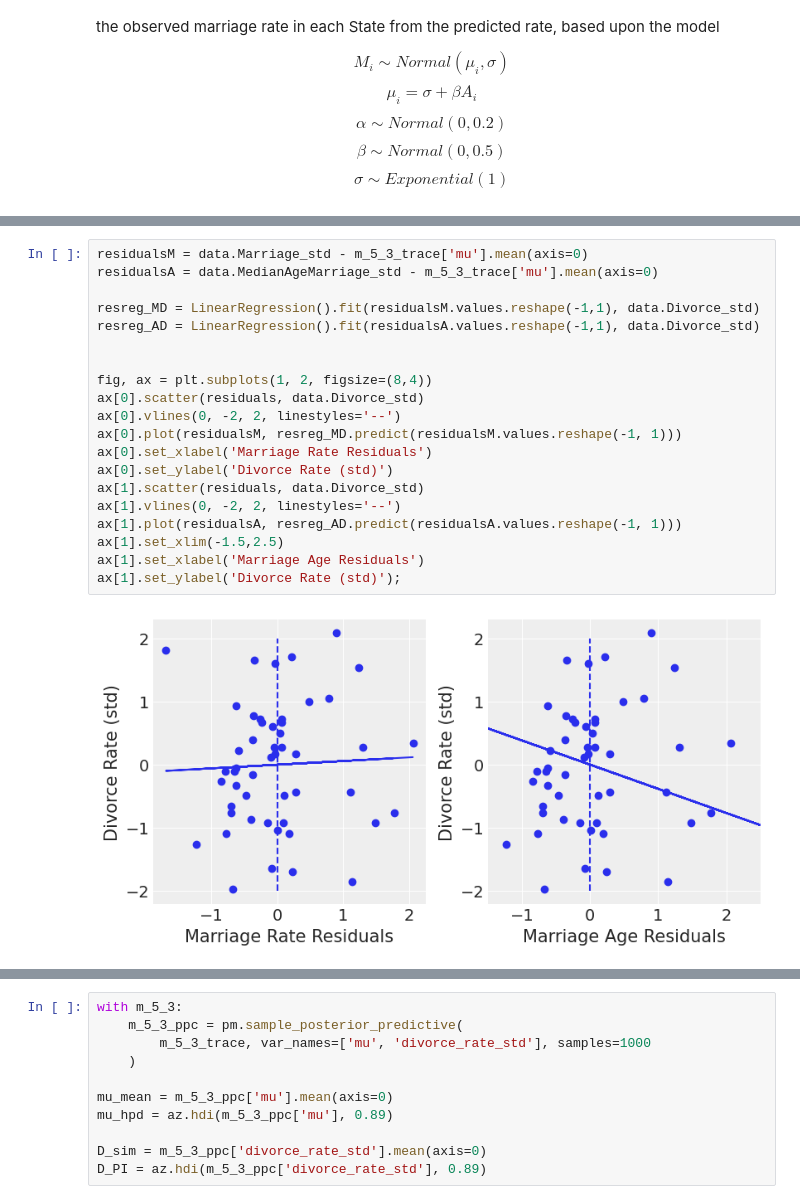
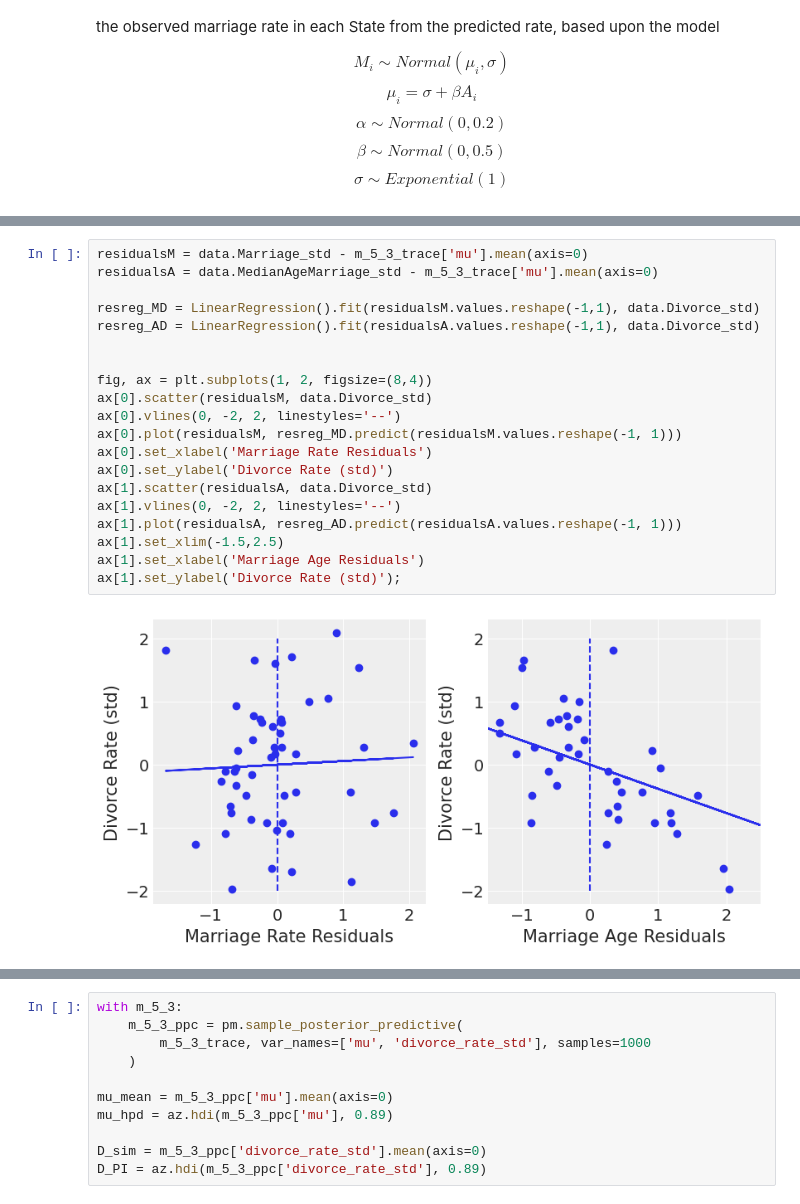
Before and after one commit to telescreen/Notebook, a Jupyter notebook: Statistics/Statistics Rethinking Chapter 5.ipynb, the cells around one changed output, grey strips where cells are left out. Cells and saved outputs as stored; diff of their text form.

```diff
--- a/Statistics/Statistics Rethinking Chapter 5.ipynb
+++ b/Statistics/Statistics Rethinking Chapter 5.ipynb
@@ -335,25 +335,25 @@ Sampling 4 chains for 1_000 tune and 1_000 draw iterations (4_000 + 4_000 draws
 # %%
 residualsM = data.Marriage_std - m_5_3_trace['mu'].mean(axis=0)
 residualsA = data.MedianAgeMarriage_std - m_5_3_trace['mu'].mean(axis=0)
 
 resreg_MD = LinearRegression().fit(residualsM.values.reshape(-1,1), data.Divorce_std)
 resreg_AD = LinearRegression().fit(residualsA.values.reshape(-1,1), data.Divorce_std)
 
 
 fig, ax = plt.subplots(1, 2, figsize=(8,4))
-ax[0].scatter(residuals, data.Divorce_std)
+ax[0].scatter(residualsM, data.Divorce_std)
 ax[0].vlines(0, -2, 2, linestyles='--')
 ax[0].plot(residualsM, resreg_MD.predict(residualsM.values.reshape(-1, 1)))
 ax[0].set_xlabel('Marriage Rate Residuals')
 ax[0].set_ylabel('Divorce Rate (std)')
-ax[1].scatter(residuals, data.Divorce_std)
+ax[1].scatter(residualsA, data.Divorce_std)
 ax[1].vlines(0, -2, 2, linestyles='--')
 ax[1].plot(residualsA, resreg_AD.predict(residualsA.values.reshape(-1, 1)))
 ax[1].set_xlim(-1.5,2.5)
 ax[1].set_xlabel('Marriage Age Residuals')
 ax[1].set_ylabel('Divorce Rate (std)');
 # %% [output]
-[figure, old version]
+[figure, new version]
 # %% [markdown]
 There's conceptual value in seeing the model-based predictions displayed against the outcome, after subtracting out the influence of other predictors. This procedure also brings home the message that regression models measure the remaining association of each predictor with the outcome, after alreadying knowing the other predictors.
 
```
Also changed, not shown: parts of 7 cells of this notebook, 2 other files.
